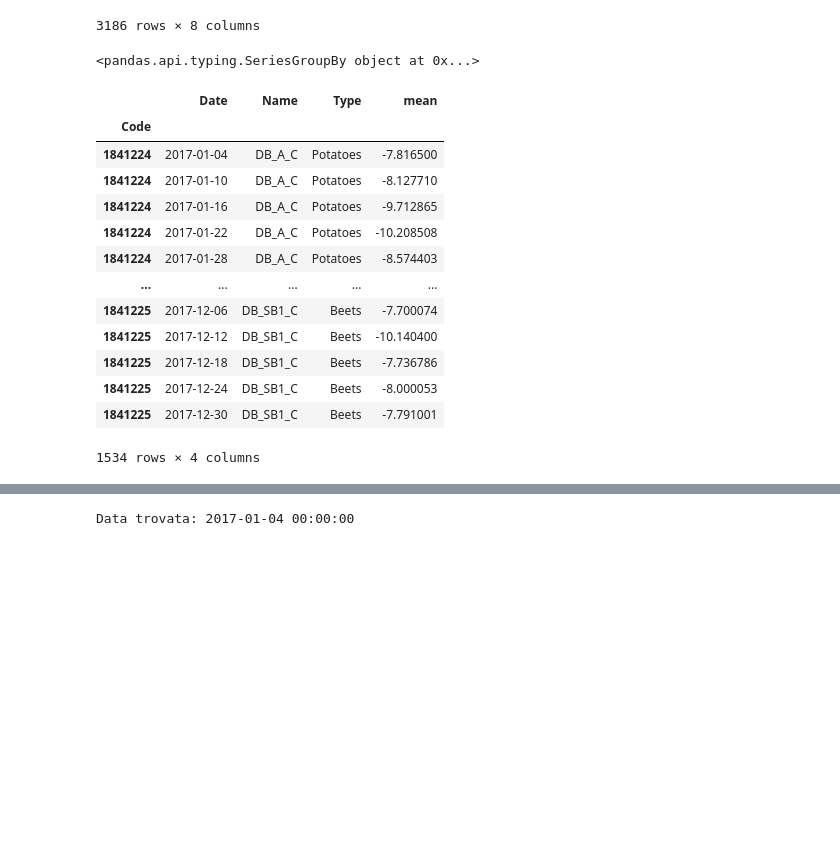
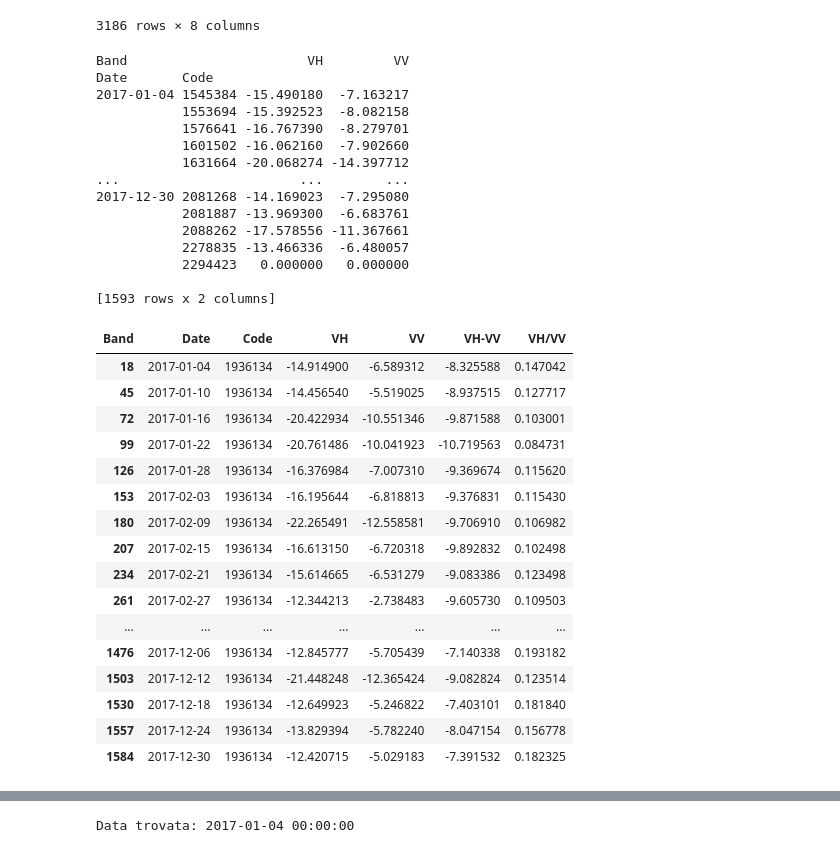
Before and after one commit to cFr4nk/Tesi_SAR_Analysis, a Jupyter notebook: Varie.ipynb, the cells around one changed output, grey strips where cells are left out. Cells and saved outputs as stored; diff of their text form; code cells hidden in the pictures; blank space fills up the shorter version.

```diff
--- a/Varie.ipynb
+++ b/Varie.ipynb
@@ -123,31 +66,45 @@ display(df_stats)
 | 3184 | 1841225 | 20171230_VH | -12.458362 | 0.862726 | 2017-12-30 | VH | DB_SB1_C | Beets |
 | 3185 | 1841225 | 20171230_VV | -4.667361 | 1.045471 | 2017-12-30 | VV | DB_SB1_C | Beets |
 3186 rows × 8 columns
-# %%
-print(df_stats.groupby(['Code','Date'])['Date'])
-# %% [output]
-<pandas.api.typing.SeriesGroupBy object at 0x...>
 # %%
-df_ratio = df_stats[['Code', 'Date','Name','Type']].copy()
+df_largo = df_stats.pivot(index=['Date', 'Code'], columns='Band', values='mean')
+print(df_largo)
+df_largo['VH-VV'] = df_largo['VH'] - df_largo['VV']
 
-df_ratio['mean'] = df_stats.groupby(['Code', 'Date'])['mean'].diff(periods=-1)
+df_finale = df_largo.reset_index()
+df_finale['VH/VV'] = 10**( df_finale['VH-VV'] / 10)
 
-# Opzionale: rimuovi le righe dove il .diff() ha generato NaN (l'ultimo elemento di ogni gruppo)
-df_ratio = df_ratio.dropna()
-df_ratio.set_index('Code',inplace=True)
-display(df_ratio)
+display(df_finale[df_finale['Code'] == 1936134])
 # %% [output]
+Band                       VH         VV
+Date       Code
+2017-01-04 1545384 -15.490180  -7.163217
+           1553694 -15.392523  -8.082158
+           1576641 -16.767390  -8.279701
+           1601502 -16.062160  -7.902660
+           1631664 -20.068274 -14.397712
+...                       ...        ...
+2017-12-30 2081268 -14.169023  -7.295080
+           2081887 -13.969300  -6.683761
+           2088262 -17.578556 -11.367661
+           2278835 -13.466336  -6.480057
+           2294423   0.000000   0.000000
+
+[1593 rows x 2 columns]
-|  | Date | Name | Type | mean |
-| Code |  |  |  |  |
-| 1841224 | 2017-01-04 | DB_A_C | Potatoes | -7.816500 |
-| 1841224 | 2017-01-10 | DB_A_C | Potatoes | -8.127710 |
-| 1841224 | 2017-01-16 | DB_A_C | Potatoes | -9.712865 |
-| 1841224 | 2017-01-22 | DB_A_C | Potatoes | -10.208508 |
-| 1841224 | 2017-01-28 | DB_A_C | Potatoes | -8.574403 |
-| ... | ... | ... | ... | ... |
-| 1841225 | 2017-12-06 | DB_SB1_C | Beets | -7.700074 |
-| 1841225 | 2017-12-12 | DB_SB1_C | Beets | -10.140400 |
-| 1841225 | 2017-12-18 | DB_SB1_C | Beets | -7.736786 |
-| 1841225 | 2017-12-24 | DB_SB1_C | Beets | -8.000053 |
-| 1841225 | 2017-12-30 | DB_SB1_C | Beets | -7.791001 |
+| Band | Date | Code | VH | VV | VH-VV | VH/VV |
+| 18 | 2017-01-04 | 1936134 | -14.914900 | -6.589312 | -8.325588 | 0.147042 |
+| 45 | 2017-01-10 | 1936134 | -14.456540 | -5.519025 | -8.937515 | 0.127717 |
+| 72 | 2017-01-16 | 1936134 | -20.422934 | -10.551346 | -9.871588 | 0.103001 |
+| 99 | 2017-01-22 | 1936134 | -20.761486 | -10.041923 | -10.719563 | 0.084731 |
+| 126 | 2017-01-28 | 1936134 | -16.376984 | -7.007310 | -9.369674 | 0.115620 |
+| 153 | 2017-02-03 | 1936134 | -16.195644 | -6.818813 | -9.376831 | 0.115430 |
+| 180 | 2017-02-09 | 1936134 | -22.265491 | -12.558581 | -9.706910 | 0.106982 |
+| 207 | 2017-02-15 | 1936134 | -16.613150 | -6.720318 | -9.892832 | 0.102498 |
+| 234 | 2017-02-21 | 1936134 | -15.614665 | -6.531279 | -9.083386 | 0.123498 |
+| 261 | 2017-02-27 | 1936134 | -12.344213 | -2.738483 | -9.605730 | 0.109503 |
+| ... | ... | ... | ... | ... | ... | ... |
+| 1476 | 2017-12-06 | 1936134 | -12.845777 | -5.705439 | -7.140338 | 0.193182 |
+| 1503 | 2017-12-12 | 1936134 | -21.448248 | -12.365424 | -9.082824 | 0.123514 |
+| 1530 | 2017-12-18 | 1936134 | -12.649923 | -5.246822 | -7.403101 | 0.181840 |
+| 1557 | 2017-12-24 | 1936134 | -13.829394 | -5.782240 | -8.047154 | 0.156778 |
+| 1584 | 2017-12-30 | 1936134 | -12.420715 | -5.029183 | -7.391532 | 0.182325 |
-1534 rows × 4 columns
```
Also changed, not shown: parts of 5 cells of this notebook, 2 other files.
